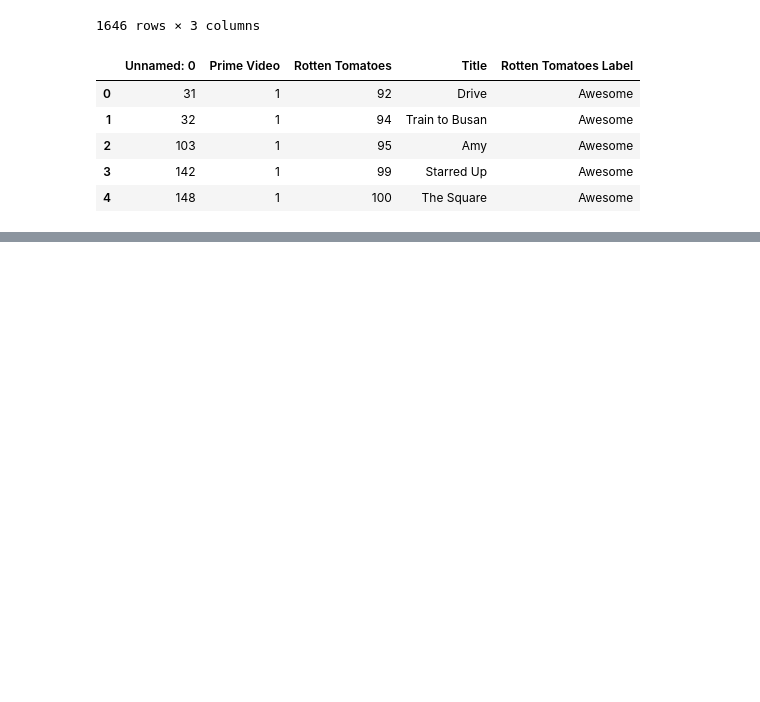
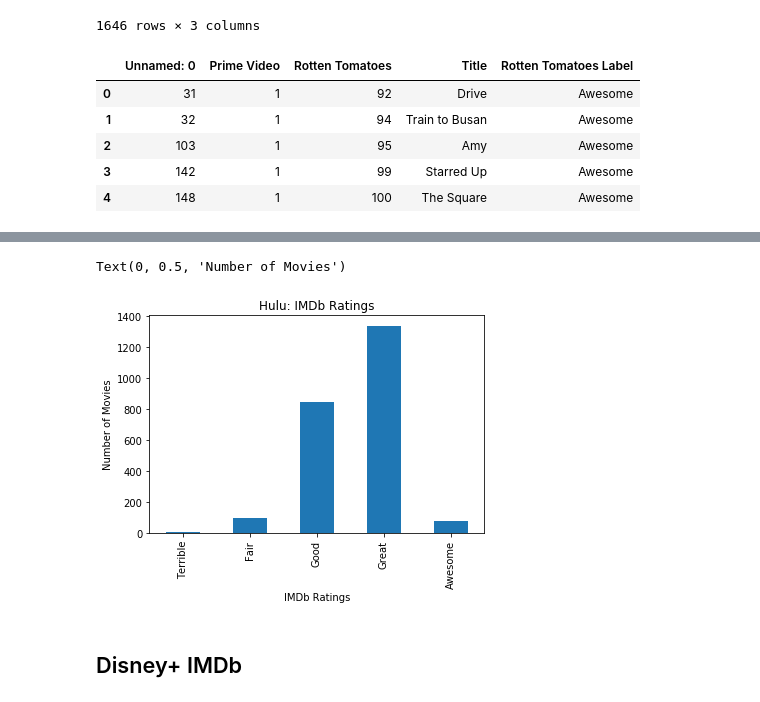
Before and after one commit to CecilyGriffin/MovieStreaming, a Jupyter notebook: Mercy MovieStreaming.ipynb, the cells around one changed output, grey strips where cells are left out. Saved outputs shown, nothing was run; the diff lists cells and outputs as text; code cells hidden in the pictures; blank space fills up the shorter version.

```diff
--- a/Mercy MovieStreaming.ipynb
+++ b/Mercy MovieStreaming.ipynb
@@ -381,0 +525,11 @@ Text(0, 0.5, 'Number of Movies')
+# %%
+netflixbarimdb2.plot.bar()
+
+plt.title("Hulu: IMDb Ratings")
+plt.xlabel("IMDb Ratings")
+plt.ylabel("Number of Movies")
+# %% [output]
+Text(0, 0.5, 'Number of Movies')
+[figure, added]
+# %% [markdown]
+## Disney+ IMDb
```
Also changed, not shown: parts of 30 cells of this notebook, 4 other files.
